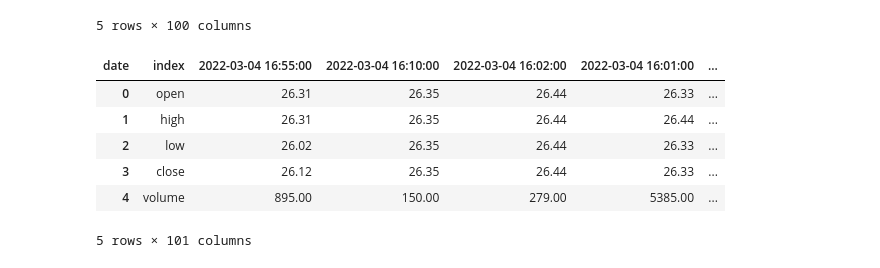
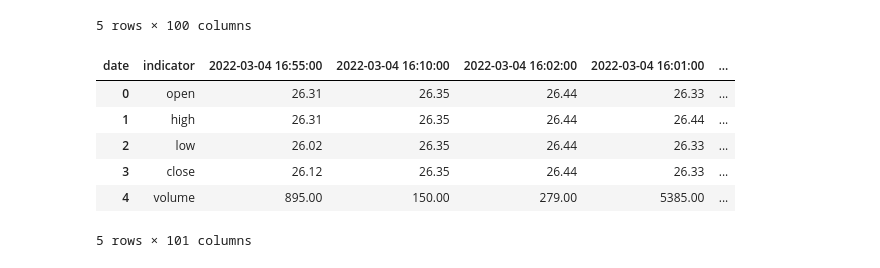
Before and after one commit to akhil2kv/Dash_financial_dashboard, a Jupyter notebook: Dash_part1_financial_card.ipynb, the cells around one changed output. Drawn from its saved outputs; the diff is of its cells as text; code cells hidden in the pictures.

```diff
--- a/Dash_part1_financial_card.ipynb
+++ b/Dash_part1_financial_card.ipynb
@@ -47,13 +39,13 @@ df.head()
 5 rows × 100 columns
 # %%
 df.rename(index={"1. open":"open", "2. high":"high", "3. low":"low",
-                 "4. close":"close","5. volume":"volume"},inplace=True)
+                 "4. close":"close","5. volume":"volume"},inplace=True) # just renaming to proper formats
 
-df= df.reset_index()
-df.rename(columns={'index':'indicator'})
+df=df.reset_index() # converting multi-index into standard index format
+df=df.rename(columns={'index':'indicator'}) # renaming index column
 df.head(5)
 # %% [output]
-| date | index | 2022-03-04 16:55:00 | 2022-03-04 16:10:00 | 2022-03-04 16:02:00 | 2022-03-04 16:01:00 | ... |
+| date | indicator | 2022-03-04 16:55:00 | 2022-03-04 16:10:00 | 2022-03-04 16:02:00 | 2022-03-04 16:01:00 | ... |
 | 0 | open | 26.31 | 26.35 | 26.44 | 26.33 | ... |
 | 1 | high | 26.31 | 26.35 | 26.44 | 26.44 | ... |
 | 2 | low | 26.02 | 26.35 | 26.44 | 26.33 | ... |
```
Also changed, not shown: parts of 7 cells of this notebook.
